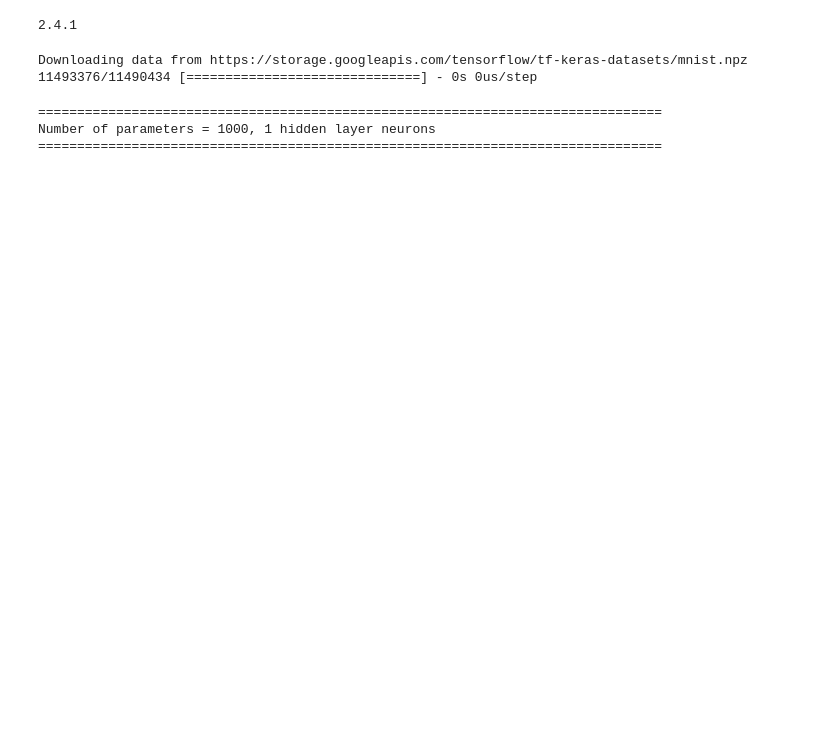
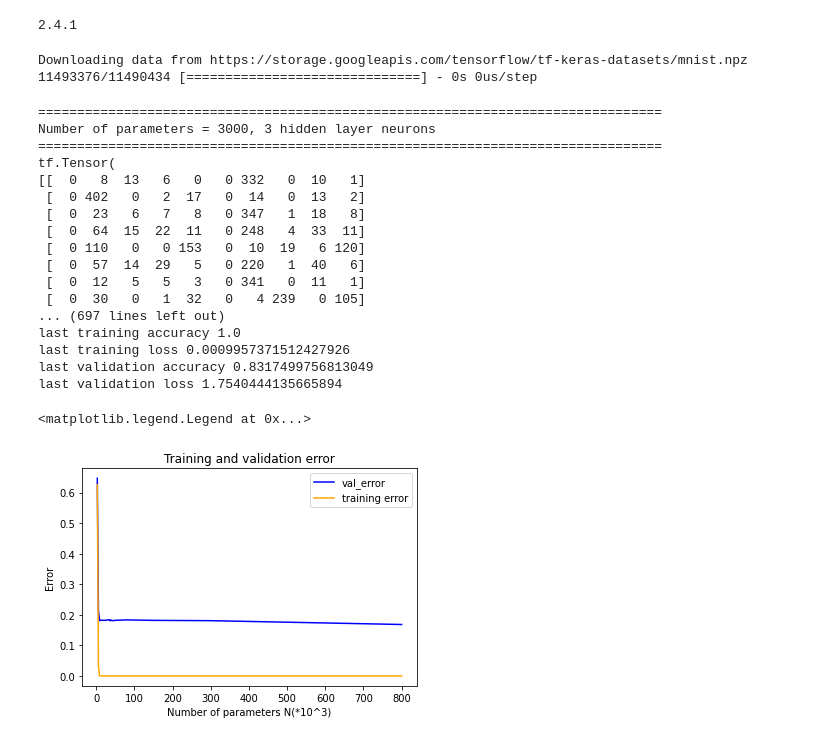
Before and after one commit to AlwaysSearching/Mathematics-of-Deep-Learning-Research-Project, a Jupyter notebook: keras experiments/replicate_double_descent_fully_connected.ipynb, the cells around one changed output. Saved outputs shown, nothing was run; the diff lists cells and outputs as text; code cells hidden in the pictures; blank space fills up the shorter version.

Commit message:
fixed bug with interpolation threshold detection

```diff
--- a/keras experiments/replicate_double_descent_fully_connected.ipynb
+++ b/keras experiments/replicate_double_descent_fully_connected.ipynb
@@ -16,9 +16,8 @@ Downloading data from https://storage.googleapis.com/tensorflow/tf-keras-dataset
 # %%
 # paper's fully connected model learned on a subset of MNIST (n = 4000, d = 784, K = 10 classes)
 x_train, y_train = x_train[:4000], y_train[:4000]
+x_test, y_test = x_test[:4000], y_test[:4000]
 # %%
-interpolated = False
-
 # For networks smaller than the interpolation threshold, we decay the step size by 10% after each of 500 epochs
 # For these networks, training is stopped after classification error reached zero or 6000 epochs, whichever happens earlier. For networks larger than interpolation threshold, fixed step size is used, and training is stopped after 6000 epochs.
 def lr_decay(epoch, lr):
@@ -30,14 +29,13 @@ class CustomCallback_epoch(tf.keras.callbacks.Callback):
     def on_epoch_end(self, epoch, logs=None):
       if logs["accuracy"]==1:
         self.model.stop_training = True
-        interpolated = True
         print('STOPPING EARLY AFTER INTERPOLATING AT EPOCH %d' %epoch)
         print('INTERPOLATION THRESHOLD REACHED')
 
 history_logs = []
 saved_weights = []
 
-num_parameters = [i*1000 for i in [1, 3, 6, 9, 12, 18, 24, 26, 28, 30, 32, 34, 35, 36, 37, 38, 39, 40, 42, 44, 46, 48, 50, 60, 80, 100, 150, 300, 800]]
+num_parameters = [i*1000 for i in [3, 6, 9, 12, 24, 28, 32, 34, 36, 38, 40, 42, 46, 50, 80, 150, 300, 800]]
 hidden_sizes = [(N-10)//795 for N in num_parameters]
 for N in num_parameters:
   print('='*80)
@@ -85,34 +83,52 @@ for N in num_parameters:
 # For networks smaller than the interpolation threshold, we decay the step size by 10% after each of 500 epochs,
 # For these networks, training is stopped after classification error reached zero or 6000 epochs, whichever happens earlier. For networks larger than interpolation threshold, fixed step size is used, and training is stopped after 6000 epochs.
 
+  # The expected interpolation threshold: paper observed it at n · K = 4000 * 10 = 40000
+  interpolated = history_logs and max([h[1].history['accuracy'] for h in history_logs])[0] == 1.0
   if not interpolated:
     history = model.fit(x_train, y_train, epochs=6000, validation_data=(x_test, y_test), verbose=0, callbacks=[CustomCallback_epoch(), scheduler])
   else:
     history = model.fit(x_train, y_train, epochs=6000, validation_data=(x_test, y_test), verbose=0)
 
   saved_weights.append(model.weights)
 
   history_logs.append((N, history))
   print(tf.math.confusion_matrix(y_test, tf.argmax(model.predict(x_test), axis=1)))
   model.summary()
   print('max training accuracy', max(history.history['accuracy']))
   print('min training loss', min(history.history['loss']))
   print('max validation accuracy', max(history.history['val_accuracy']))
   print('min validation loss', min(history.history['val_loss']))
   print()
   print('last training accuracy', history.history['accuracy'][-1])
   print('last training loss', history.history['loss'][-1])
   print('last validation accuracy', history.history['val_accuracy'][-1])
   print('last validation loss', history.history['val_loss'][-1])
 
 # plot errors over number of parameters
 plt.title('Training and validation error')
 plt.plot([i[0]//1000 for i in history_logs], [1-i[1].history['val_accuracy'][-1] for i in history_logs], color='blue', label='val_error')
 plt.plot([i[0]//1000 for i in history_logs], [1-i[1].history['accuracy'][-1] for i in history_logs], color='orange', label='training error')
 plt.xlabel('Number of parameters N(*10^3)')
 plt.ylabel('Error')
 plt.legend()
 # %% [output]
 ================================================================================
-Number of parameters = 1000, 1 hidden layer neurons
+Number of parameters = 3000, 3 hidden layer neurons
 ================================================================================
+tf.Tensor(
+[[  0   8  13   6   0   0 332   0  10   1]
+ [  0 402   0   2  17   0  14   0  13   2]
+ [  0  23   6   7   8   0 347   1  18   8]
+ [  0  64  15  22  11   0 248   4  33  11]
+ [  0 110   0   0 153   0  10  19   6 120]
+ [  0  57  14  29   5   0 220   1  40   6]
+ [  0  12   5   5   3   0 341   0  11   1]
+ [  0  30   0   1  32   0   4 239   0 105]
+... (697 lines left out)
+last training accuracy 1.0
+last training loss 0.0009957371512427926
+last validation accuracy 0.8317499756813049
+last validation loss 1.7540444135665894
+<matplotlib.legend.Legend at 0x...>
+[figure, added]
```
